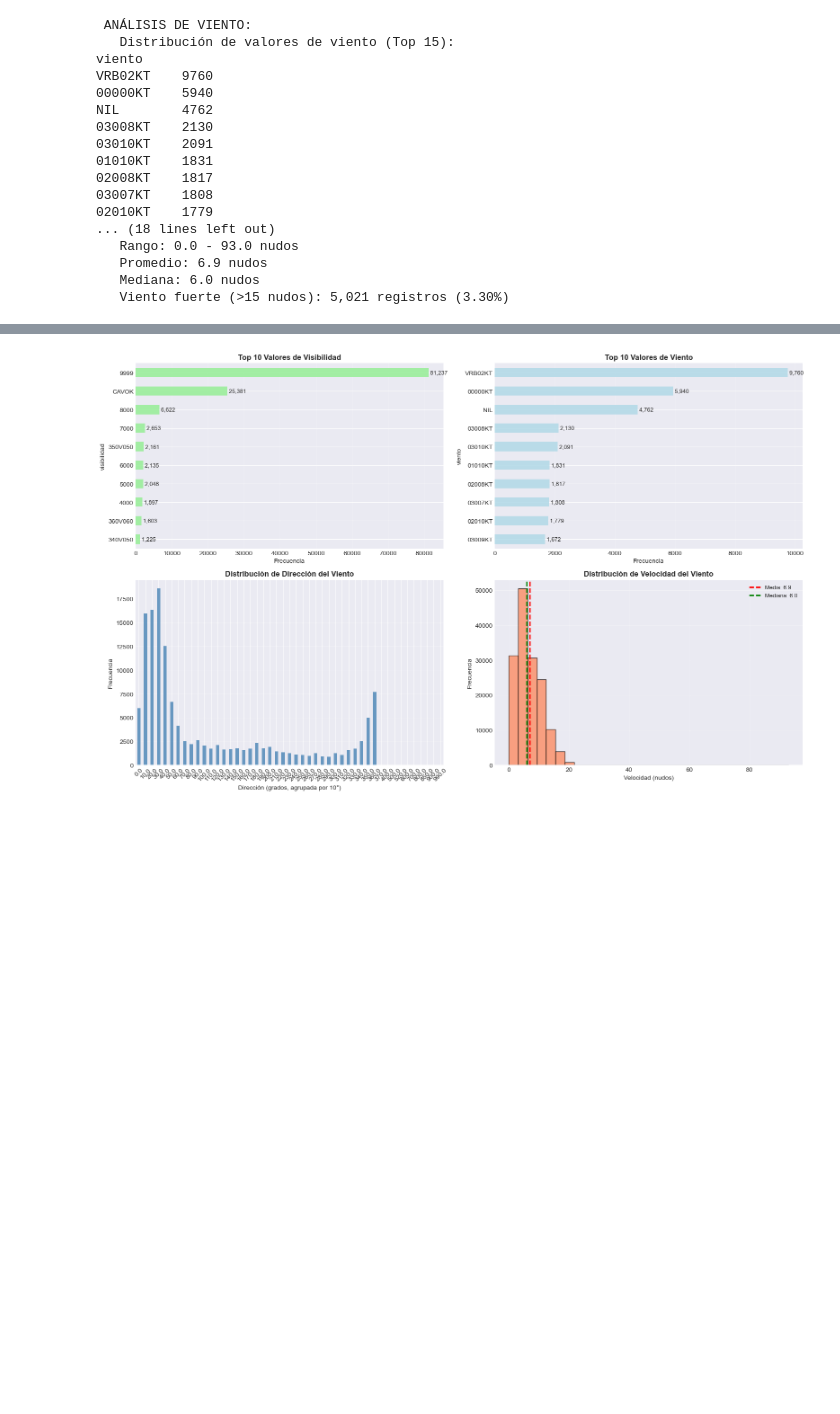
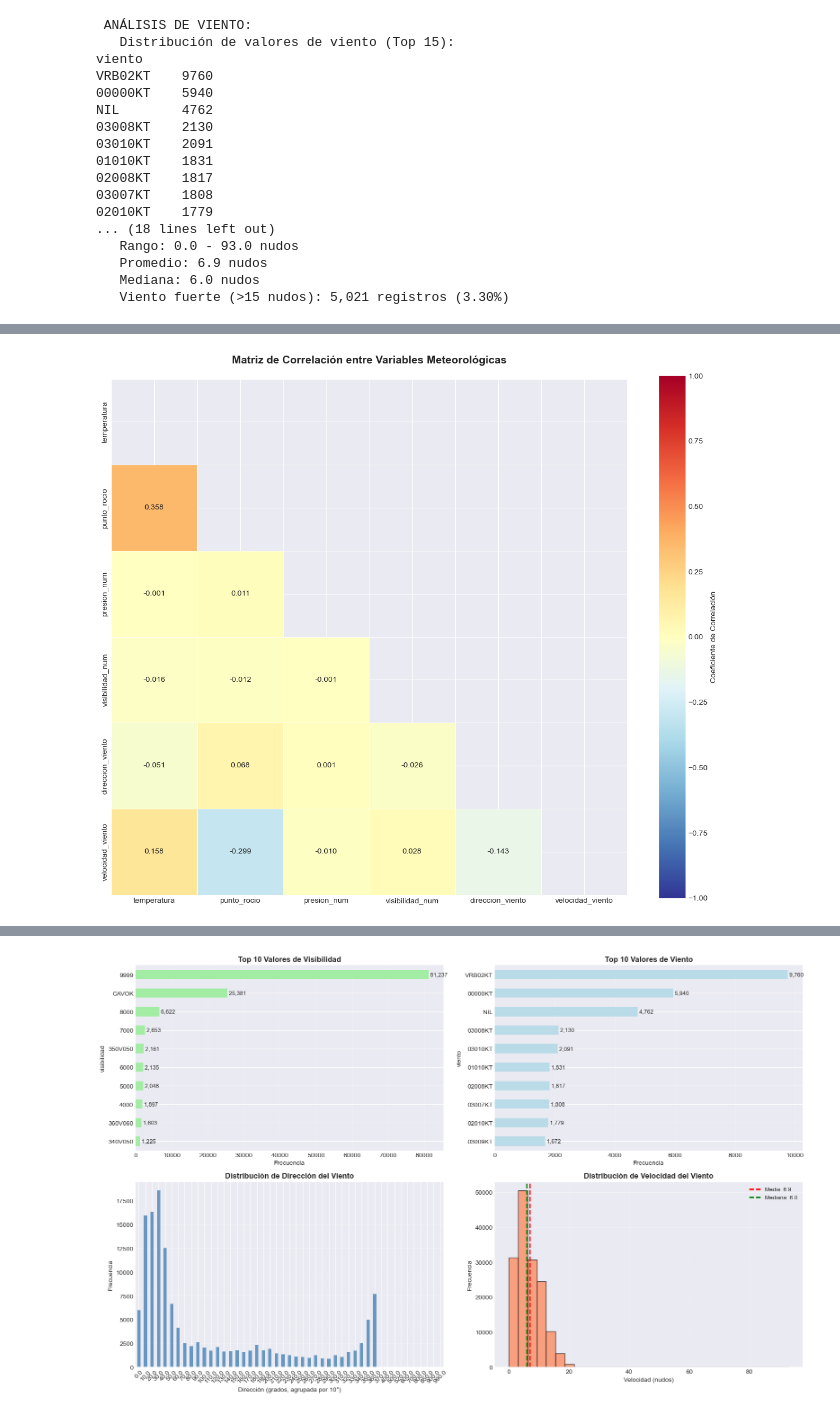
Before and after one commit to OmarLAlbarracinM/Prediccion-Cizalladura-SKBQ, a Jupyter notebook: docs/notebooks/01_exploracion.ipynb, the cells around one changed output, grey strips where cells are left out. Saved outputs shown, nothing was run; the diff lists cells and outputs as text; code cells hidden in the pictures; blank space fills up the shorter version.

Commit message:
ajusta a la exploracion de datos

```diff
--- a/docs/notebooks/01_exploracion.ipynb
+++ b/docs/notebooks/01_exploracion.ipynb
@@ -879,0 +1637,78 @@ NIL        4762
+# %%
+# =============================================================================
+# ANÁLISIS DE CORRELACIÓN ENTRE VARIABLES METEOROLÓGICAS
+# =============================================================================
+# Este análisis identifica relaciones entre variables para:
+# 1. Detectar multicolinealidad
+# 2. Identificar variables redundantes
+# 3. Informar la selección de variables para modelado
+# =============================================================================
+
+print("=" * 70)
+print("ANÁLISIS DE CORRELACIÓN ENTRE VARIABLES")
+print("=" * 70)
+
+# Preparar datos numéricos para análisis de correlación
+df_corr = df_analisis.copy()
+
+# Extraer variables numéricas de las variables extraídas
+# Temperatura y punto de rocío
+if 'temperatura/rocio' in df_corr.columns:
+    temp_rocio_split = df_corr['temperatura/rocio'].str.split('/', expand=True)
+    df_corr['temperatura'] = pd.to_numeric(temp_rocio_split[0], errors='coerce')
+    df_corr['punto_rocio'] = pd.to_numeric(temp_rocio_split[1], errors='coerce')
+
+# Presión (convertir de formato A#### a numérico)
+if 'presion' in df_corr.columns:
+    df_corr['presion_num'] = df_corr['presion'].str.replace('A', '', regex=False)
+    df_corr['presion_num'] = pd.to_numeric(df_corr['presion_num'], errors='coerce')
+    # Convertir de hectopascales (si es necesario) o mantener como está
+
+# Visibilidad (convertir a numérico, manejar CAVOK)
+if 'visibilidad' in df_corr.columns:
+    df_corr['visibilidad_num'] = df_corr['visibilidad'].replace('CAVOK', '9999')
+    df_corr['visibilidad_num'] = df_corr['visibilidad_num'].str.extract(r'^(\d+)')[0]
+    df_corr['visibilidad_num'] = pd.to_numeric(df_corr['visibilidad_num'], errors='coerce')
+
+# Variables numéricas para correlación
+variables_numericas = [
+    'temperatura',
+    'punto_rocio',
+    'presion_num',
+    'visibilidad_num',
+    'direccion_viento',
+    'velocidad_viento'
+]
+
+# Filtrar variables que existen
+variables_corr = [v for v in variables_numericas if v in df_corr.columns]
+
+# Calcular matriz de correlación
+df_corr_calc = df_corr[variables_corr].copy()
+matriz_correlacion = df_corr_calc.corr()
+
+print("\n1. MATRIZ DE CORRELACIÓN DE PEARSON")
+print("-" * 70)
+print("\nMatriz de correlación (coeficientes de Pearson):")
+print(matriz_correlacion.round(3).to_string())
+
+# Visualización de matriz de correlación
+fig, ax = plt.subplots(figsize=(12, 10))
+mask = np.triu(np.ones_like(matriz_correlacion, dtype=bool))  # Máscara para mostrar solo triángulo inferior
+sns.heatmap(matriz_correlacion,
+            annot=True,
+            fmt='.3f',
+            cmap='RdYlBu_r',
+            center=0,
+            vmin=-1,
+            vmax=1,
+            square=True,
+            linewidths=0.5,
+            cbar_kws={'label': 'Coeficiente de Correlación'},
+            mask=mask,
+            ax=ax)
+ax.set_title('Matriz de Correlación entre Variables Meteorológicas',
+             fontsize=14, fontweight='bold', pad=20)
+plt.tight_layout()
+plt.show()
+# %% [output]
@@ -879,0 +1730 @@ NIL        4762
+[figure, added]
```
Also changed, not shown: parts of 19 cells of this notebook.
